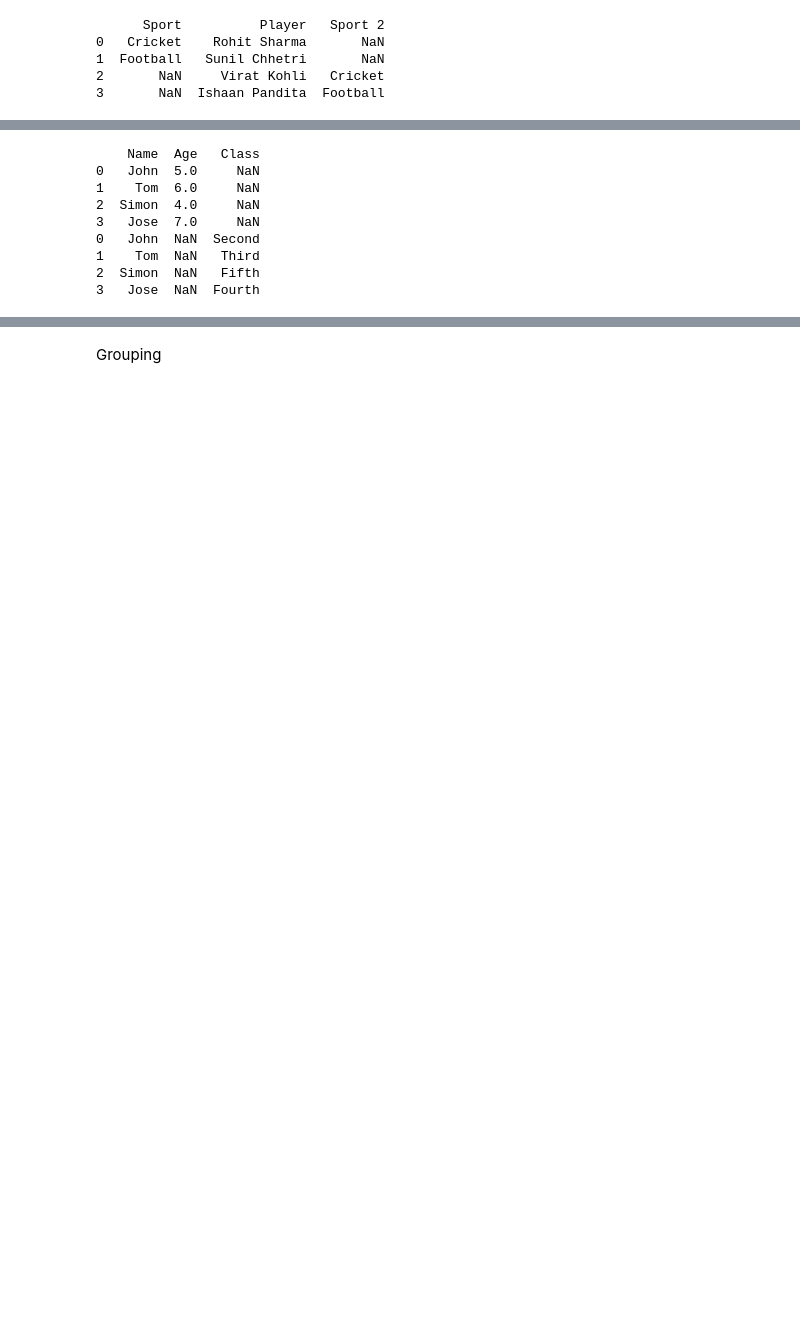
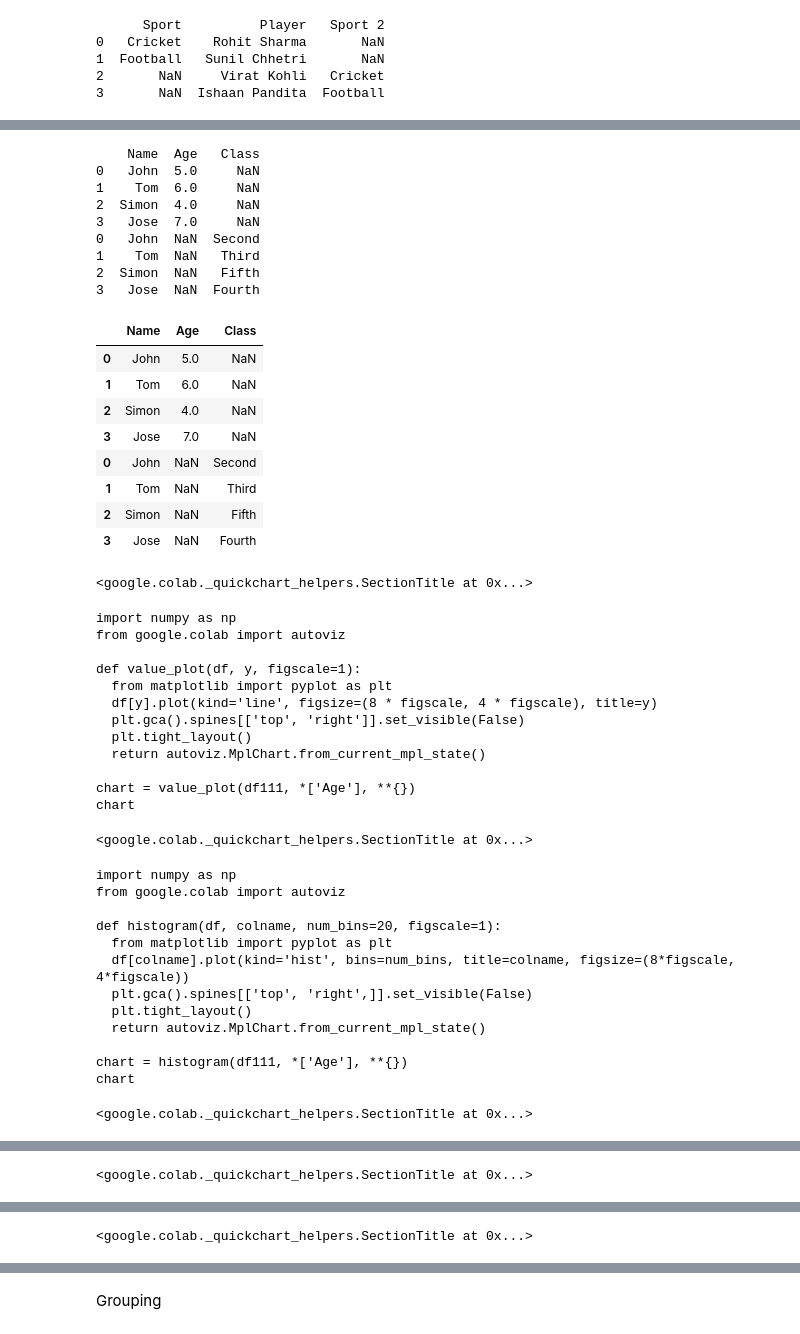
Before and after one commit to harshsinha-12/GoogleCollabTutorial, a Jupyter notebook: PandasTutorialHarsh.ipynb, the cells around one changed output, grey strips where cells are left out. Saved outputs shown, nothing was run; the diff lists cells and outputs as text; code cells hidden in the pictures; blank space fills up the shorter version.

```diff
--- a/PandasTutorialHarsh.ipynb
+++ b/PandasTutorialHarsh.ipynb
@@ -1547,18 +2531,55 @@ print(dfll1)
 # %%
 df1 = pd.DataFrame({'Name':['John', 'Tom', 'Simon', 'Jose'],
                     'Age':[5, 6, 4, 7]})
 df2 = pd.DataFrame({'Name':['John', 'Tom', 'Simon', 'Jose'],
                     'Class':['Second', 'Third', 'Fifth', 'Fourth']})
 
 df111 = pd.concat([df1, df2], join = 'outer')
 print(df111)
+df111
 # %% [output]
     Name  Age   Class
 0   John  5.0     NaN
 1    Tom  6.0     NaN
 2  Simon  4.0     NaN
 3   Jose  7.0     NaN
 0   John  NaN  Second
 1    Tom  NaN   Third
 2  Simon  NaN   Fifth
 3   Jose  NaN  Fourth
+|  | Name | Age | Class |
+| 0 | John | 5.0 | NaN |
+| 1 | Tom | 6.0 | NaN |
+| 2 | Simon | 4.0 | NaN |
+| 3 | Jose | 7.0 | NaN |
+| 0 | John | NaN | Second |
+| 1 | Tom | NaN | Third |
+| 2 | Simon | NaN | Fifth |
+| 3 | Jose | NaN | Fourth |
+<google.colab._quickchart_helpers.SectionTitle at 0x...>
+import numpy as np
+from google.colab import autoviz
+
+def value_plot(df, y, figscale=1):
+  from matplotlib import pyplot as plt
+  df[y].plot(kind='line', figsize=(8 * figscale, 4 * figscale), title=y)
+  plt.gca().spines[['top', 'right']].set_visible(False)
+  plt.tight_layout()
+  return autoviz.MplChart.from_current_mpl_state()
+
+chart = value_plot(df111, *['Age'], **{})
+chart
+<google.colab._quickchart_helpers.SectionTitle at 0x...>
+import numpy as np
+from google.colab import autoviz
+
+def histogram(df, colname, num_bins=20, figscale=1):
+  from matplotlib import pyplot as plt
+  df[colname].plot(kind='hist', bins=num_bins, title=colname, figsize=(8*figscale, 4*figscale))
+  plt.gca().spines[['top', 'right',]].set_visible(False)
+  plt.tight_layout()
+  return autoviz.MplChart.from_current_mpl_state()
+
+chart = histogram(df111, *['Age'], **{})
+chart
+<google.colab._quickchart_helpers.SectionTitle at 0x...>
@@ -1564,0 +2610 @@ print(df111)
+<google.colab._quickchart_helpers.SectionTitle at 0x...>
@@ -1564,0 +2630 @@ print(df111)
+<google.colab._quickchart_helpers.SectionTitle at 0x...>
```
Also changed, not shown: parts of 34 cells of this notebook.
